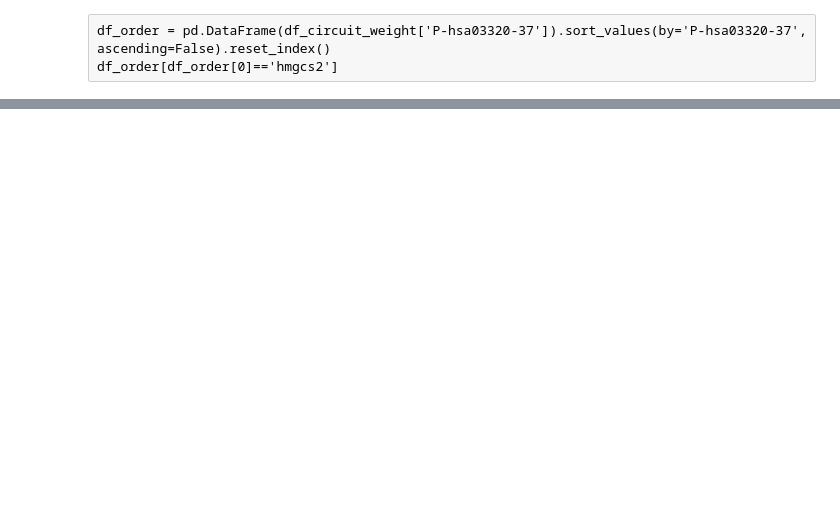
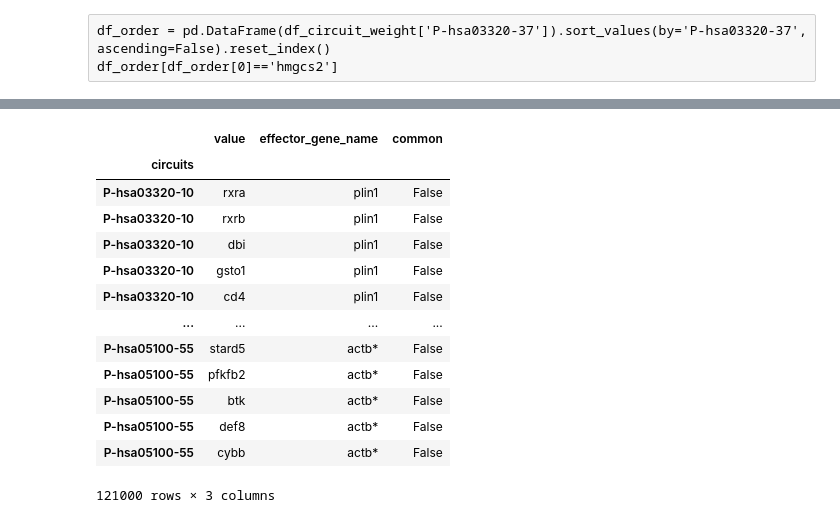
Before and after one commit to pelingundogdu/signalization_prior_knowledge_based_nn, a Jupyter notebook: notebooks/5.0-pg-pbk-analysis.ipynb, the cells around one changed output, grey strips where cells are left out. Cells and saved outputs as stored; diff of their text form; code cells hidden in the pictures; blank space fills up the shorter version.

```diff
--- a/notebooks/5.0-pg-pbk-analysis.ipynb
+++ b/notebooks/5.0-pg-pbk-analysis.ipynb
@@ -392,0 +392,18 @@ df_effector_vs_active[df_effector_vs_active['active_gene'] == df_effector_vs_act
+# %%
+df_effector_vs_active['common']=df_effector_vs_active.apply(lambda x: x.value in x.effector_gene_name, axis=1)
+df_effector_vs_active
+# %% [output]
+|  | value | effector_gene_name | common |
+| circuits |  |  |  |
+| P-hsa03320-10 | rxra | plin1 | False |
+| P-hsa03320-10 | rxrb | plin1 | False |
+| P-hsa03320-10 | dbi | plin1 | False |
+| P-hsa03320-10 | gsto1 | plin1 | False |
+| P-hsa03320-10 | cd4 | plin1 | False |
+| ... | ... | ... | ... |
+| P-hsa05100-55 | stard5 | actb* | False |
+| P-hsa05100-55 | pfkfb2 | actb* | False |
+| P-hsa05100-55 | btk | actb* | False |
+| P-hsa05100-55 | def8 | actb* | False |
+| P-hsa05100-55 | cybb | actb* | False |
+121000 rows × 3 columns
```
Also changed, not shown: parts of 12 cells of this notebook.
